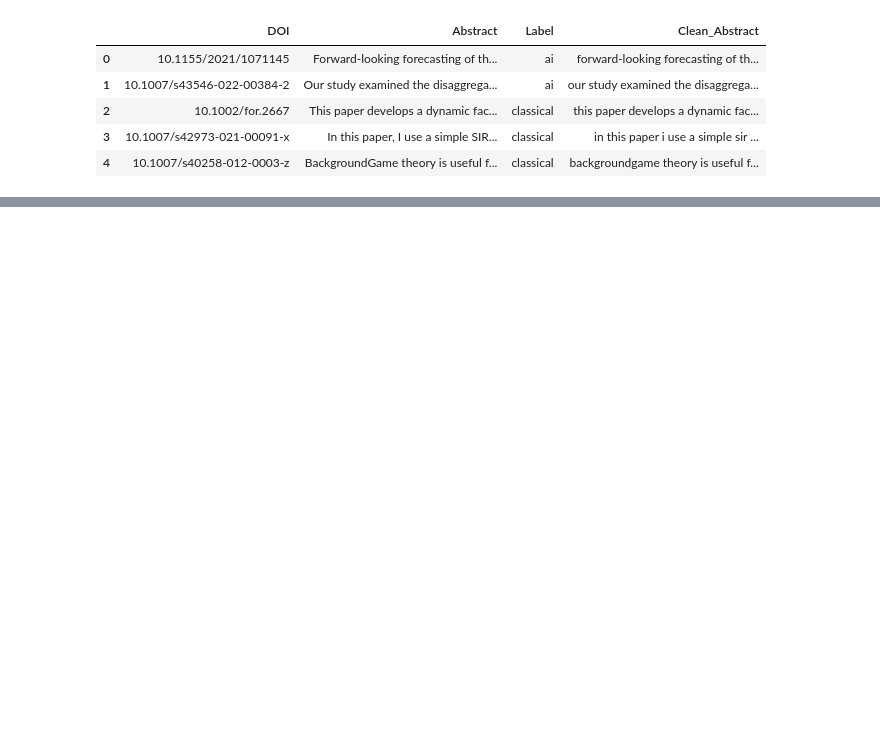
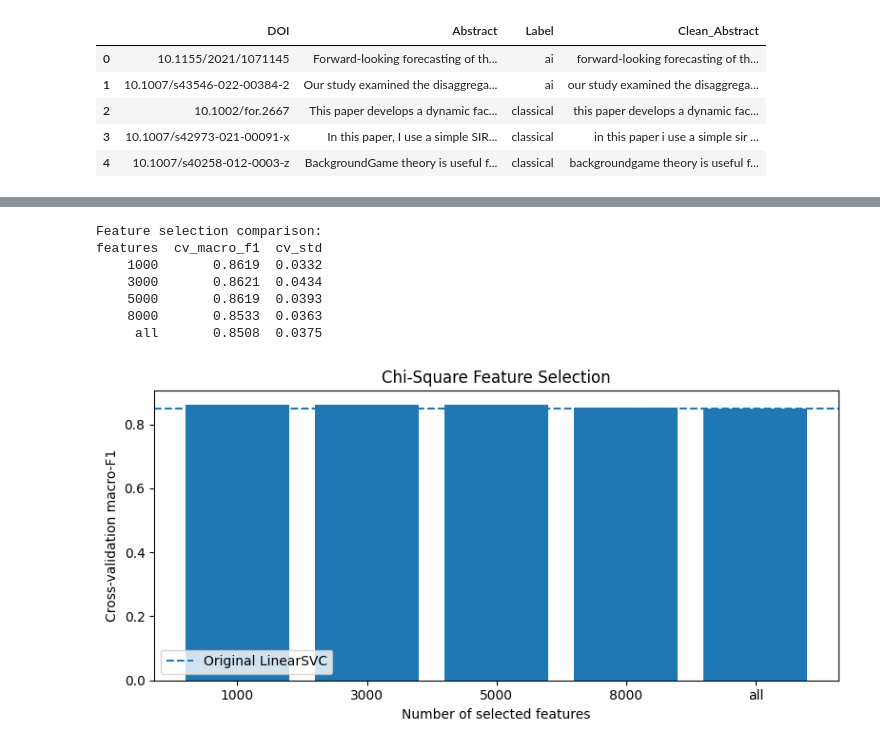
Before and after one commit to MasindiManaga/Natural_Language_Processing, a Jupyter notebook: notebooks/02_abstract_classifier.ipynb, the cells around one changed output, grey strips where cells are left out. Cells and saved outputs as stored; diff of their text form; code cells hidden in the pictures; blank space fills up the shorter version.

```diff
--- a/notebooks/02_abstract_classifier.ipynb
+++ b/notebooks/02_abstract_classifier.ipynb
@@ -219,0 +819,74 @@ weighted avg       0.92      0.92      0.92       225
+# %%
+# evaluate feature selection
+
+feature_scores = []
+
+for k in [1000, 3000, 5000, 8000, "all"]:
+    selected_model = Pipeline([
+        ("tfidf", TfidfVectorizer(
+            stop_words="english",
+            ngram_range=(1, 2),
+            min_df=2,
+            max_df=0.95,
+            sublinear_tf=True
+        )),
+        ("selection", SelectKBest(
+            score_func=chi2,
+            k=k
+        )),
+        ("model", LinearSVC(
+            class_weight="balanced",
+            random_state=SEED
+        ))
+    ])
+
+    scores = cross_val_score(
+        selected_model,
+        X_train,
+        y_train,
+        cv=cv,
+        scoring="f1_macro",
+        n_jobs=1
+    )
+
+    feature_scores.append({
+        "features": str(k),
+        "cv_macro_f1": scores.mean(),
+        "cv_std": scores.std()
+    })
+
+feature_results = pd.DataFrame(feature_scores)
+
+print("Feature selection comparison:")
+print(feature_results.round(4).to_string(index=False))
+
+# visualise results
+fig, ax = plt.subplots(figsize=(8, 4))
+
+ax.bar(
+    feature_results["features"],
+    feature_results["cv_macro_f1"]
+)
+
+ax.axhline(
+    original_scores.mean(),
+    linestyle="--",
+    label="Original LinearSVC"
+)
+
+ax.set_xlabel("Number of selected features")
+ax.set_ylabel("Cross-validation macro-F1")
+ax.set_title("Chi-Square Feature Selection")
+ax.legend()
+
+plt.tight_layout()
+plt.show()
+# %% [output]
+Feature selection comparison:
+features  cv_macro_f1  cv_std
+    1000       0.8619  0.0332
+    3000       0.8621  0.0434
+    5000       0.8619  0.0393
+    8000       0.8533  0.0363
+     all       0.8508  0.0375
+[figure, added]
```
Also changed, not shown: parts of 23 cells of this notebook.
